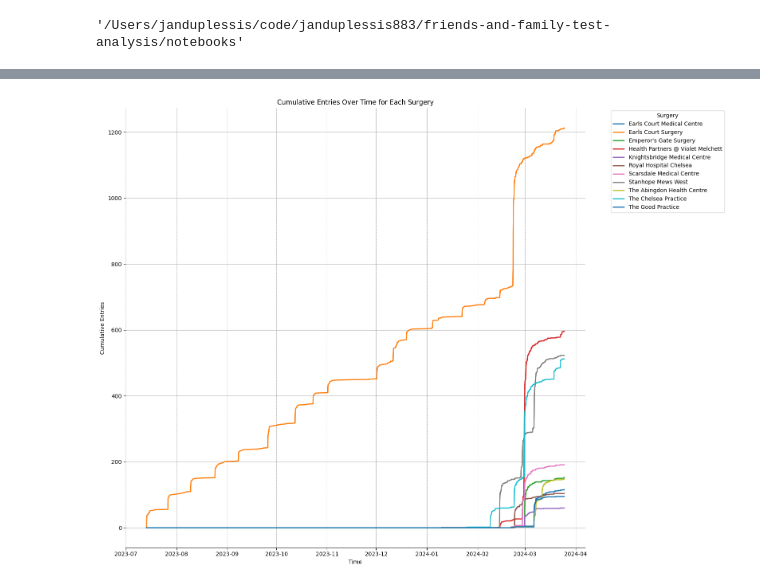
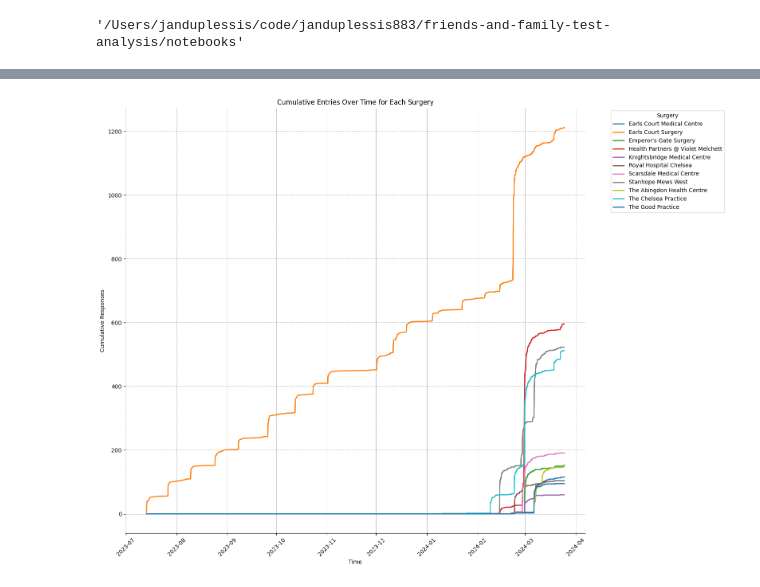
Before and after one commit to janduplessis883/friends-and-family-test-analysis, a Jupyter notebook: notebooks/Untitled1.ipynb, the cells around one changed output, grey strips where cells are left out. Drawn from its saved outputs; the diff is of its cells as text; code cells hidden in the pictures.

```diff
--- a/notebooks/Untitled1.ipynb
+++ b/notebooks/Untitled1.ipynb
@@ -388,33 +388,33 @@ data.head()
 # %%
 data_sorted = data.sort_values('time')
 
 # Group by 'surgery' and 'time', then calculate the cumulative count
 data_sorted['cumulative_count'] = data_sorted.groupby('surgery').cumcount() + 1
 
 # Pivot the table to have surgeries as columns and their cumulative counts as values
 data_pivot = data_sorted.pivot_table(index='time', columns='surgery', values='cumulative_count', aggfunc='first')
 
 # Forward fill the NaN values to maintain the cumulative nature
 data_pivot_filled = data_pivot.fillna(method='ffill').fillna(0)
 
 # Plotting
 fig, ax = plt.subplots(figsize=(16, 12))
 for column in data_pivot_filled.columns:
 
     plt.plot(data_pivot_filled.index, data_pivot_filled[column], label=column, linewidth=2)
 
-ax.yaxis.grid(False)
+
 ax.xaxis.grid(True, linestyle="--", linewidth=0.5, color="#888888")
-
+ax.yaxis.grid(True, linestyle="--", linewidth=0.5, color="#888888")
 ax.spines["top"].set_visible(False)
 ax.spines["right"].set_visible(False)
 ax.spines["left"].set_visible(False)
 plt.title('Cumulative Entries Over Time for Each Surgery')
 plt.xlabel('Time')
-plt.ylabel('Cumulative Entries')
+plt.xticks(rotation=45)
+plt.ylabel('Cumulative Responses')
 plt.legend(title='Surgery', bbox_to_anchor=(1.05, 1), loc='upper left')
-plt.grid(True)
 plt.tight_layout()
 plt.show()
 # %% [output]
-[figure, old version]
+[figure, new version]
```
Also changed, not shown: 1 other file.
